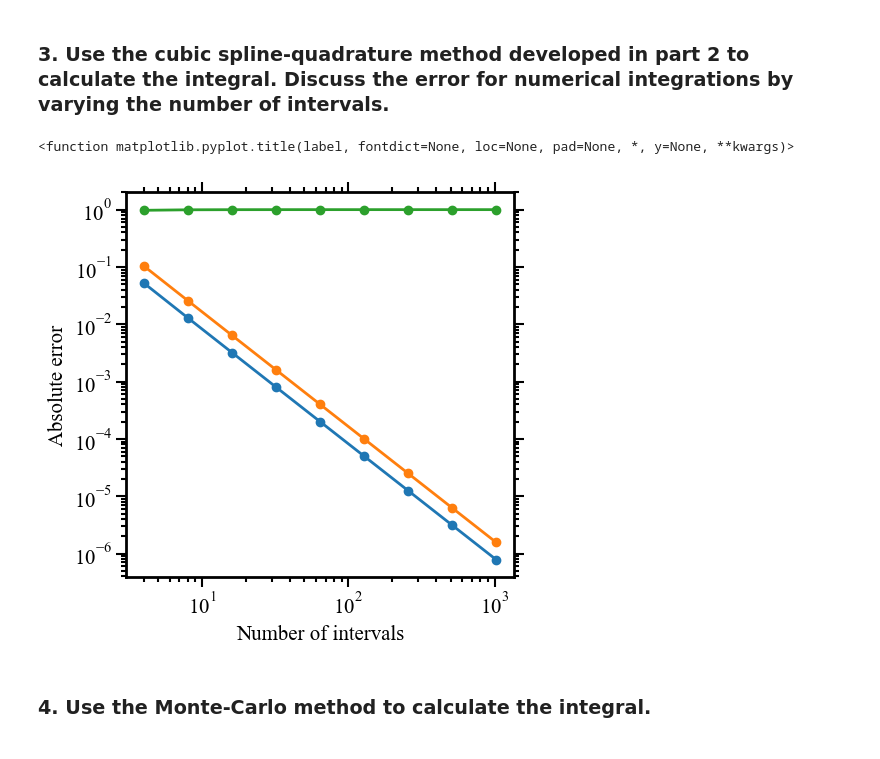
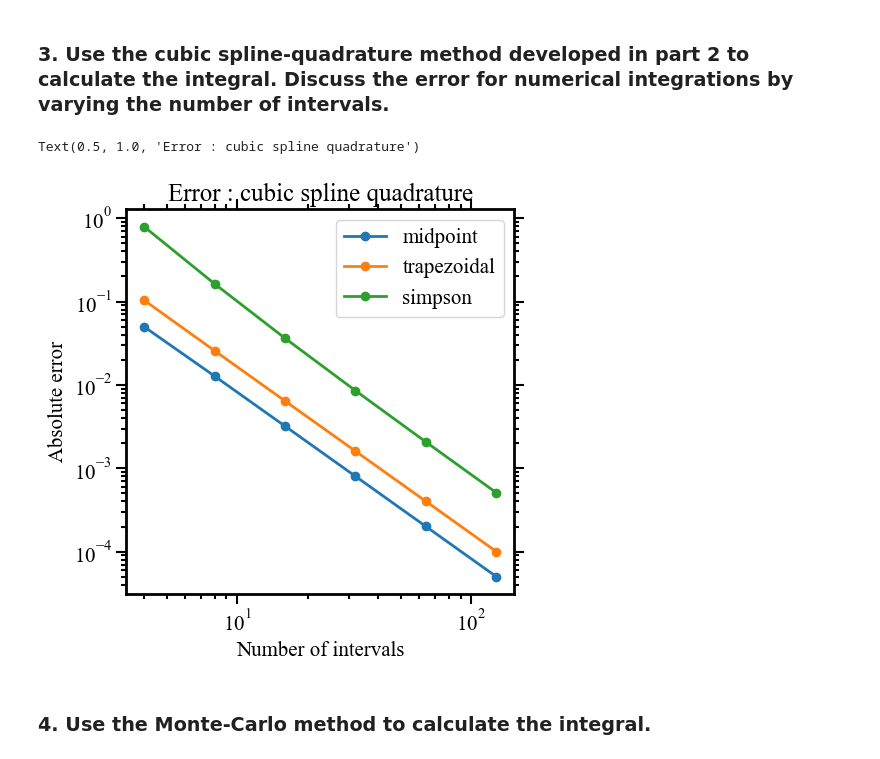
Before and after one commit to boyeon-kim/23-01-CSE5004, a Jupyter notebook: HW4/Python_HW4_boyeonK.ipynb, the cells around one changed output. Cells and saved outputs as stored; diff of their text form; code cells hidden in the pictures.

```diff
--- a/HW4/Python_HW4_boyeonK.ipynb
+++ b/HW4/Python_HW4_boyeonK.ipynb
@@ -91,20 +84,29 @@ plt.show()
 [figure]
 # %% [markdown]
 ##### Gaussian quadrature rule
+# %%
+# Defin Gaussian quadrature
+def Gq(f, a, b, num_node):
+    t, w = np.polynomial.legendre.leggauss(num_node)
+    x = (b-a)/2 * np.array(t) + (b+a)/2
+    y = f(x)
+    appx = (b-a)/2 * np.sum(w * y)
+    return x, appx
 # %%
 num_nodes = [2, 3, 4]
-old_err = 1
 err_window = []
 for num in num_nodes:
     print(f'\n Gaussian Quadrature Rule :{num} node')
     print('  n    appx       error           convergence rate')
+    old_err = np.nan
     for num_pts in num_inter:
-        appx = Gq(f, x0, xN, num)
+        x, appx = Gq(f, x0, xN, num)
         err = abs(exact - appx)
         ratio = old_err/err
         old_err = err
         err_window.append(err)
         print(f' {num_pts:2d}    {appx:6f}   {err:4e}    {ratio:.2f}')
+    print(f'Node xi = {x}')
 # %% [output]
  Gaussian Quadrature Rule :2 node
   n    appx       error           convergence rate
@@ -146,3 +206,8 @@ plt.show()
+# %%
+xa = np.linspace(1,5,100)
+x = np.array([1, 1.5, 2, 2.5, 3, 4, 5])
+y = np.array([0, 1.5, 2, 2, 1, 1, 3])
+ya = cubic_spline(x,y,xa)
 # %%
 import numpy as np
 from scipy.interpolate import CubicSpline
@@ -159,17 +224,15 @@ def cubic_spline_quadrature(f, a, b, n, rule='midpoint'):
         # Midpoint rule
         h = (b-a)/n
         x_mid = np.linspace(a+h/2, b-h/2, n)
-        integral = np.sum(f(x_mid))*h
+        integral = np.sum(cs(x_mid))*h
     elif rule == 'trapezoidal':
         # Trapezoidal rule
         h = (b-a)/n
         x_trap = np.linspace(a+h, b-h, n-1)
-        integral = (f(a) + f(b) + 2*np.sum(f(x_trap)))*h/2
+        integral = (cs(a) + cs(b) + 2*np.sum(cs(x_trap)))*h/2
     elif rule == 'simpson':
         # Simpson's rule
-        h = (b-a)/(2*n)
-        x_simpson = np.linspace(a+h, b-h, n)
-        integral = (f(a) + f(b) + 4*np.sum(f(x_simpson[::2])) + 2*np.sum(f(x_simpson[1::2])))*h/3
+        integral = simpson(cs,a,b,n)
     else:
         raise ValueError('Invalid quadrature rule')
     return integral
@@ -182,14 +245,21 @@ def f(x):
 exact = 2
 
 # List of numbers of intervals to use
-n_values = [4, 8, 16, 32, 64, 128, 256, 512, 1024]
+n_values = [4, 8, 16, 32, 64, 128]
 
 # Compute the approximated values and errors using the midpoint rule
 methods = ['midpoint', 'trapezoidal', 'simpson']
 err_window = []
 value_window = []
 for method in methods:
+    print(f'\n {method} Rule')
+    print('    n    appx         error           convergence rate')
+    old_err = np.nan
     for n in n_values:
         approx = cubic_spline_quadrature(f, 0, np.pi, n, method)
         value_window.append(approx)
-        err_window.append(abs(approx - exact))
+        err = abs(approx-exact)
+        ratio = old_err/err
+        old_err = err
+        err_window.append(err)
+        print(f' {n:4d}    {appx:6f}     {err:4e}        {ratio:.2f}')
@@ -200,16 +288,17 @@ err_window = np.reshape(err_window, (len(methods), len(n_values)))
 # %%
 
 # Plot the errors versus the number of intervals
 import matplotlib.pyplot as plt
 plt.loglog(n_values, err_window[0], 'o-', label = 'midpoint')
 plt.loglog(n_values, err_window[1], 'o-', label = 'trapezoidal')
 plt.loglog(n_values, err_window[2], 'o-', label = 'simpson')
 plt.xlabel('Number of intervals')
 plt.ylabel('Absolute error')
-plt.title
+plt.legend()
+plt.title('Error : cubic spline quadrature')
 # %% [output]
-<function matplotlib.pyplot.title(label, fontdict=None, loc=None, pad=None, *, y=None, **kwargs)>
+Text(0.5, 1.0, 'Error : cubic spline quadrature')
-[figure, old version]
+[figure, new version]
 # %% [markdown]
 ### 4. Use the Monte-Carlo method to calculate the integral.
 # %%
```
Also changed, not shown: parts of 7 cells of this notebook, 2 other files.
